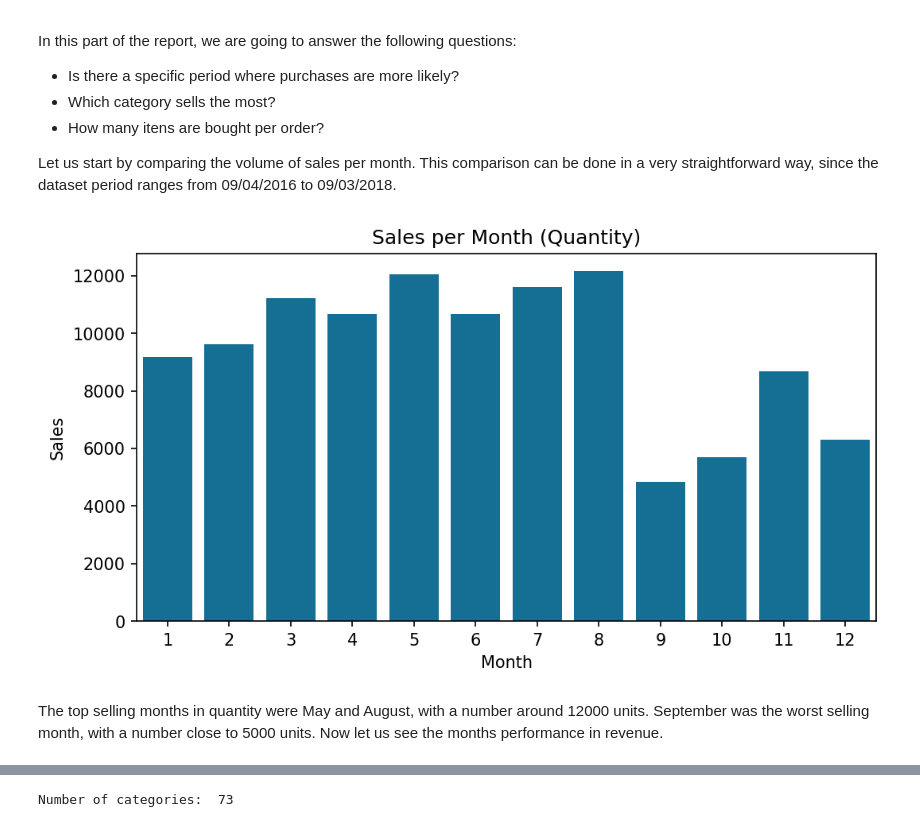
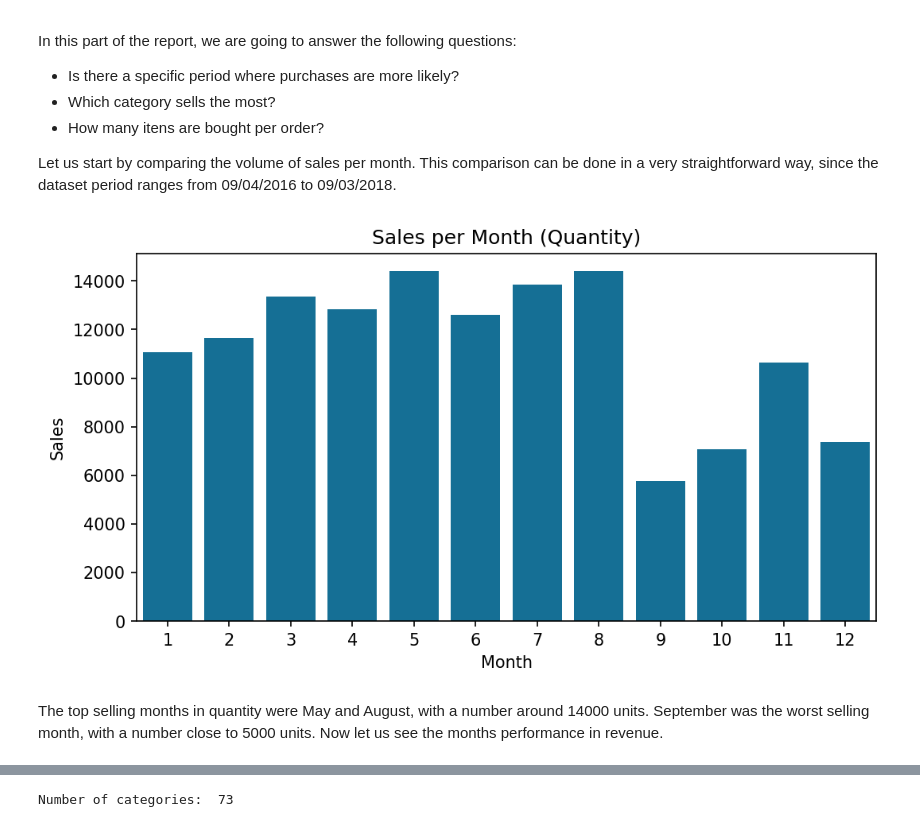
Before and after one commit to mateusmelo821/sales-forecasting, a Jupyter notebook: index.ipynb, the cells around one changed output, grey strips where cells are left out. Cells and saved outputs as stored; diff of their text form; code cells hidden in the pictures.

```diff
--- a/index.ipynb
+++ b/index.ipynb
@@ -112,16 +116,16 @@ In this part of the report, we are going to answer the following questions:
 
 Let us start by comparing the volume of sales per month. This comparison can be done in a very straightforward way, since the dataset period ranges from 09/04/2016 to 09/03/2018.
 # %%
-df_grouped_month = df[['date', 'price']].copy()
+df_grouped_month = df[['date', 'order_item_id','price']].copy()
 df_grouped_month['month'] = df_grouped_month['date'].dt.month
 fig, ax = plt.subplots(figsize=(8, 4), dpi=150)
-sns.barplot(data=df_grouped_month.groupby('month').count().reset_index(), x='month', y='date', ax=ax, color='#0077AA')
+sns.barplot(data=df_grouped_month.groupby('month')['order_item_id'].sum().reset_index(), x='month', y='order_item_id', ax=ax, color='#0077AA')
 ax.set_title("Sales per Month (Quantity)")
 ax.set_ylabel('Sales')
 ax.set_xlabel('Month')
 plt.show()
 # %% [output]
-[figure, old version]
+[figure, new version]
 # %% [markdown]
-The top selling months in quantity were May and August, with a number around 12000 units. September was the worst selling month, with a number close to 5000 units. Now let us see the months performance in revenue.
+The top selling months in quantity were May and August, with a number around 14000 units. September was the worst selling month, with a number close to 5000 units. Now let us see the months performance in revenue.
 # %%
```
Also changed, not shown: parts of 37 cells of this notebook.
